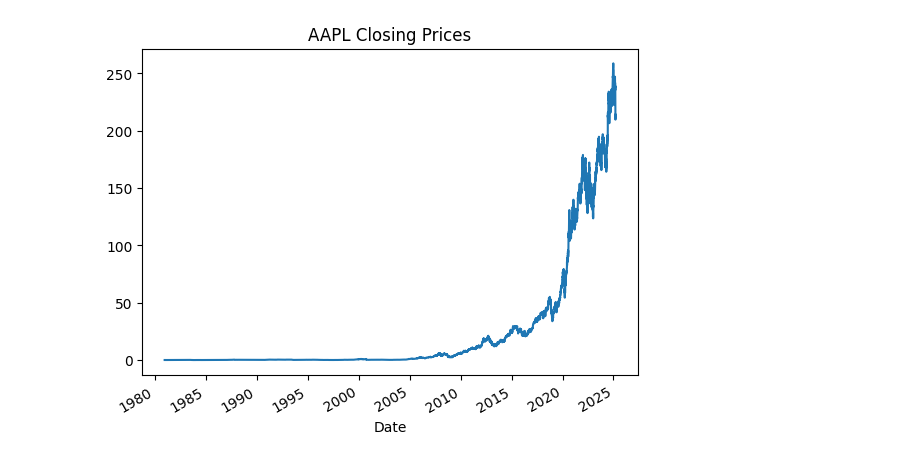
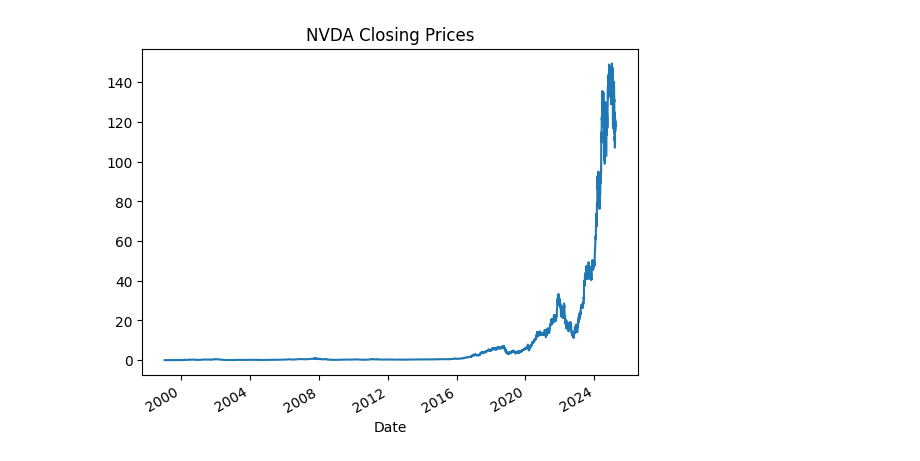
Before and after one commit to javiortig/aprendizaje_2, a Jupyter notebook: trabajo de clase/reinforcement learning stock market/JAVIER ORTI reinforcement learning.ipynb, the cells around one changed output. Saved outputs shown, nothing was run; the diff lists cells and outputs as text; code cells hidden in the pictures.

```diff
--- a/trabajo de clase/reinforcement learning stock market/JAVIER ORTI reinforcement learning.ipynb
+++ b/trabajo de clase/reinforcement learning stock market/JAVIER ORTI reinforcement learning.ipynb
@@ -11,7 +11,7 @@ from keras.models import load_model
 import numpy
 # %%
 # Define el nombre del stock que deseas analizar
-stock_name = "AAPL"  # Ejemplo con Nvidia, pero puedes elegir cualquier otro
+stock_name = "NVDA"
 
 # Obtiene los datos históricos
 dataset = yf.Ticker(stock_name).history(period="max")
@@ -48,4 +48,4 @@ Date
-[figure, old version]
+[figure, new version]
 # %%
 # Usar ffill sin inplace para evitar SettingWithCopyWarning y asignar el resultado a data
 data = data.ffill()
```
Also changed, not shown: parts of 8 cells of this notebook, 1 other file.
